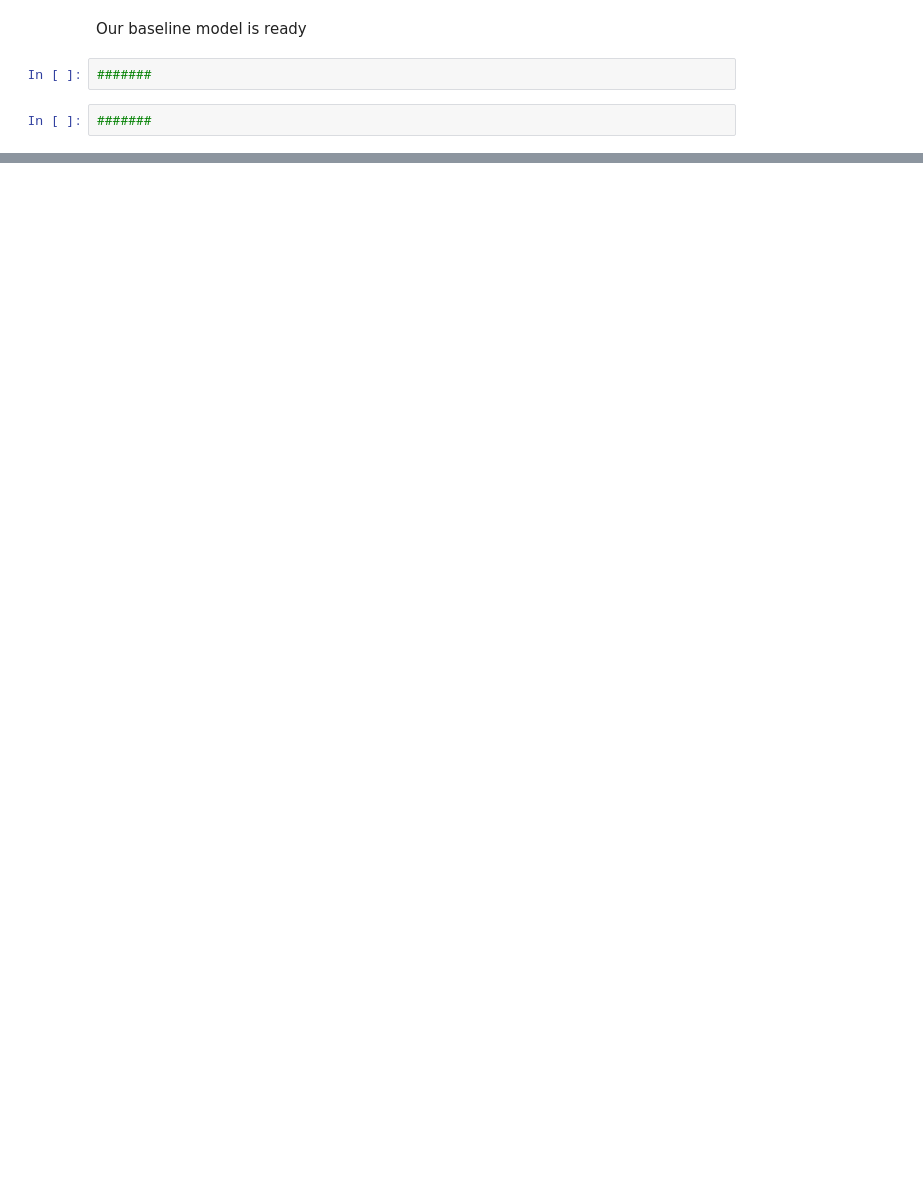
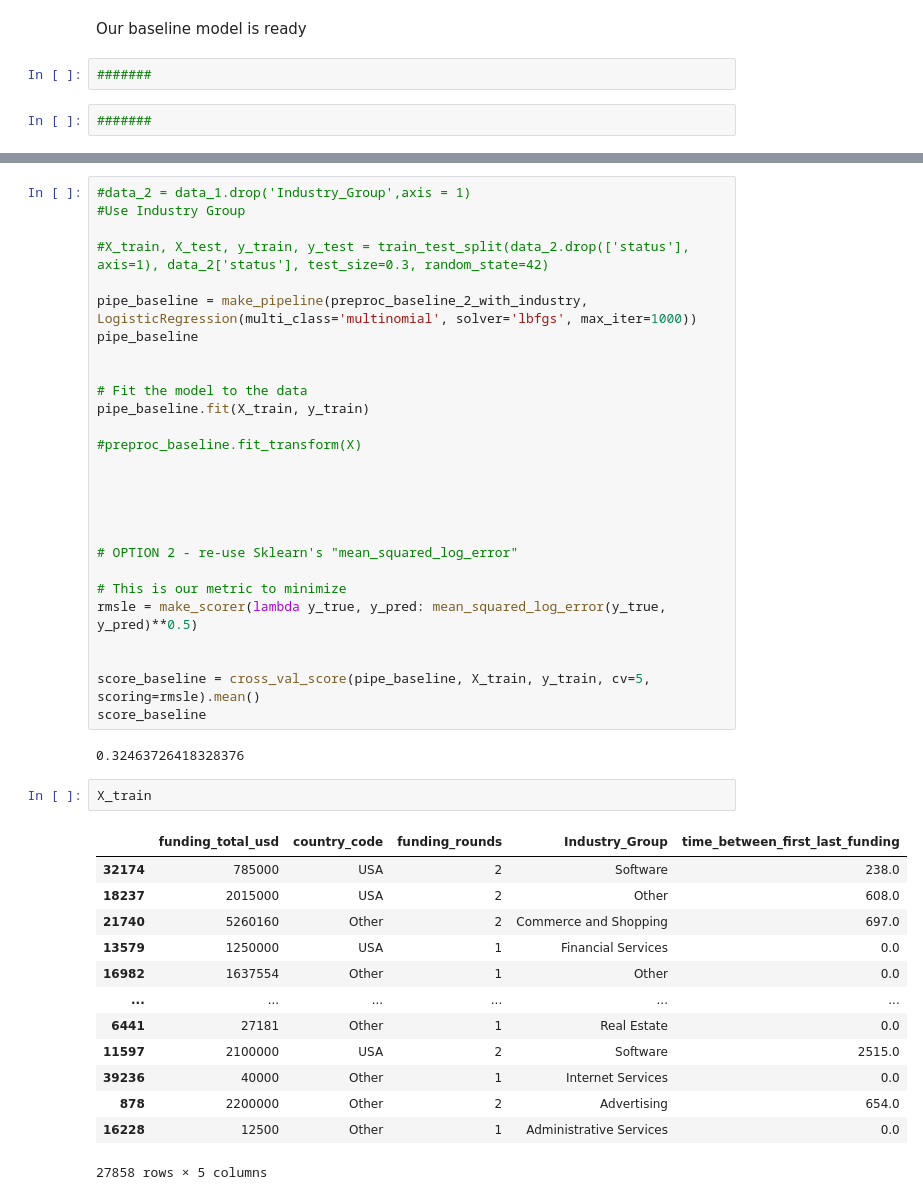
Before and after one commit to aamruth/triumph-venture, a Jupyter notebook: notebooks/data_preparation_deepa_01.ipynb, the cells around one changed output, grey strips where cells are left out. Saved outputs shown, nothing was run; the diff lists cells and outputs as text; blank space fills up the shorter version.

```diff
--- a/notebooks/data_preparation_deepa_01.ipynb
+++ b/notebooks/data_preparation_deepa_01.ipynb
@@ -501,0 +566,45 @@ data_2 = data_1
+# %%
+#data_2 = data_1.drop('Industry_Group',axis = 1)
+#Use Industry Group
+
+#X_train, X_test, y_train, y_test = train_test_split(data_2.drop(['status'], axis=1), data_2['status'], test_size=0.3, random_state=42)
+
+pipe_baseline = make_pipeline(preproc_baseline_2_with_industry, LogisticRegression(multi_class='multinomial', solver='lbfgs', max_iter=1000))
+pipe_baseline
+
+
+# Fit the model to the data
+pipe_baseline.fit(X_train, y_train)
+
+#preproc_baseline.fit_transform(X)
+
+
+
+
+
+# OPTION 2 - re-use Sklearn's "mean_squared_log_error"
+
+# This is our metric to minimize
+rmsle = make_scorer(lambda y_true, y_pred: mean_squared_log_error(y_true, y_pred)**0.5)
+
+
+score_baseline = cross_val_score(pipe_baseline, X_train, y_train, cv=5, scoring=rmsle).mean()
+score_baseline
+# %% [output]
+0.32463726418328376
+# %%
+X_train
+# %% [output]
+|  | funding_total_usd | country_code | funding_rounds | Industry_Group | time_between_first_last_funding |
+| 32174 | 785000 | USA | 2 | Software | 238.0 |
+| 18237 | 2015000 | USA | 2 | Other | 608.0 |
+| 21740 | 5260160 | Other | 2 | Commerce and Shopping | 697.0 |
+| 13579 | 1250000 | USA | 1 | Financial Services | 0.0 |
+| 16982 | 1637554 | Other | 1 | Other | 0.0 |
+| ... | ... | ... | ... | ... | ... |
+| 6441 | 27181 | Other | 1 | Real Estate | 0.0 |
+| 11597 | 2100000 | USA | 2 | Software | 2515.0 |
+| 39236 | 40000 | Other | 1 | Internet Services | 0.0 |
+| 878 | 2200000 | Other | 2 | Advertising | 654.0 |
+| 16228 | 12500 | Other | 1 | Administrative Services | 0.0 |
+27858 rows × 5 columns
```
Also changed, not shown: parts of 42 cells of this notebook.
